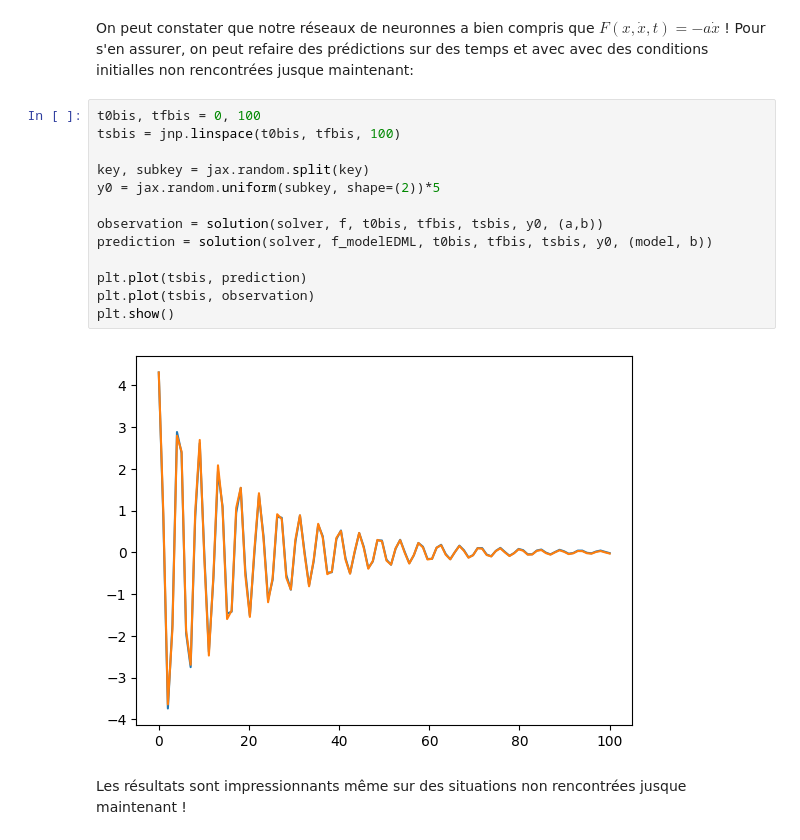
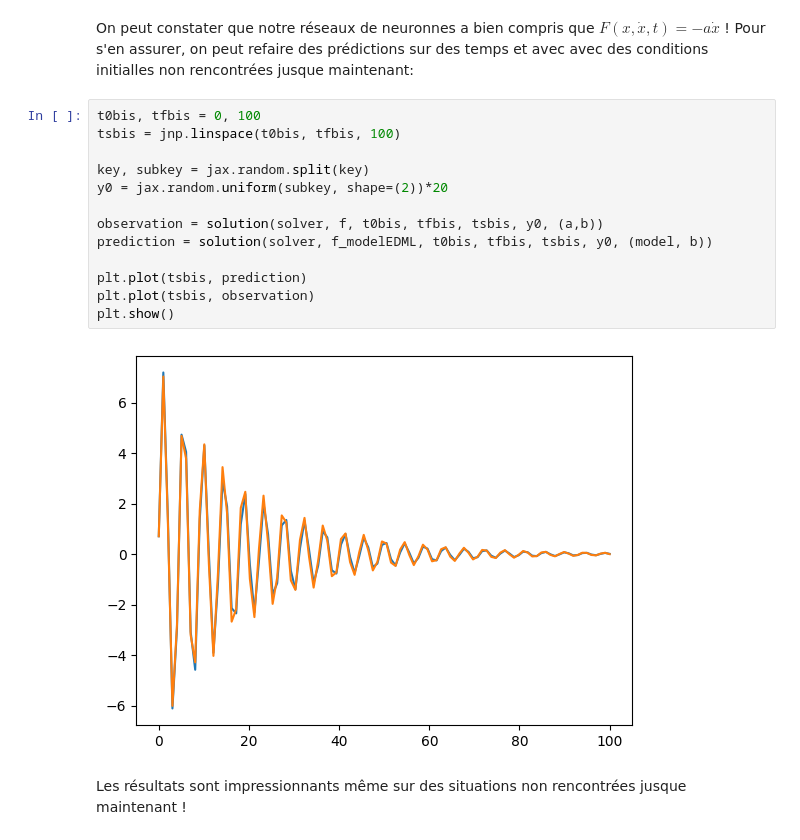
Before and after one commit to theDude29/MLDE_demo, a Jupyter notebook: notebook.ipynb, the cells around one changed output. Drawn from its saved outputs; the diff is of its cells as text.

```diff
--- a/notebook.ipynb
+++ b/notebook.ipynb
@@ -160,17 +157,17 @@ On peut constater que notre réseaux de neuronnes a bien compris que $F(x,\dot x
 # %%
 t0bis, tfbis = 0, 100
 tsbis = jnp.linspace(t0bis, tfbis, 100)
 
 key, subkey = jax.random.split(key)
-y0 = jax.random.uniform(subkey, shape=(2))*5
+y0 = jax.random.uniform(subkey, shape=(2))*20
 
 observation = solution(solver, f, t0bis, tfbis, tsbis, y0, (a,b))
 prediction = solution(solver, f_modelEDML, t0bis, tfbis, tsbis, y0, (model, b))
 
 plt.plot(tsbis, prediction)
 plt.plot(tsbis, observation)
 plt.show()
 # %% [output]
-[figure, old version]
+[figure, new version]
 # %% [markdown]
 Les résultats sont impressionnants même sur des situations non rencontrées jusque maintenant !
```
Also changed, not shown: parts of 5 cells of this notebook.
